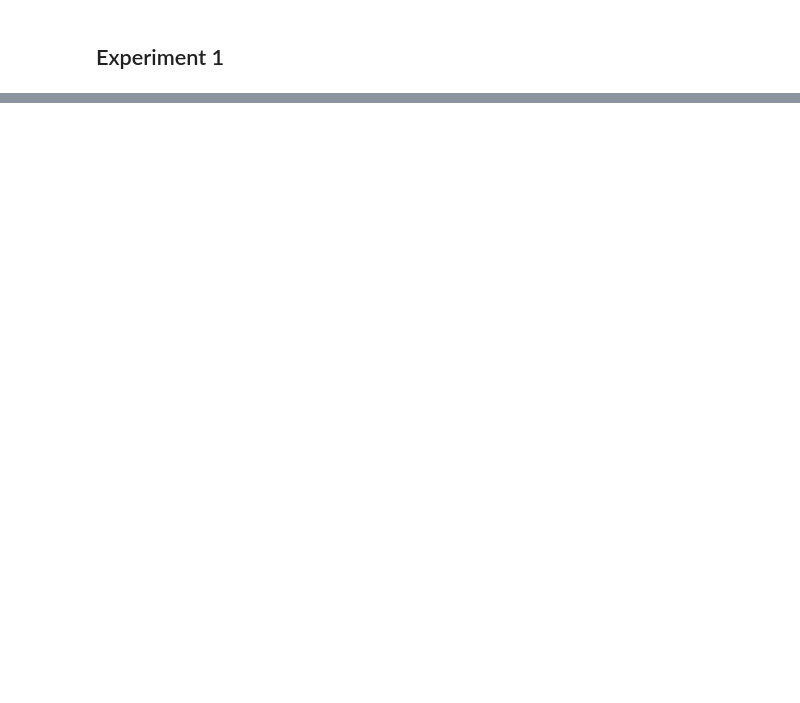
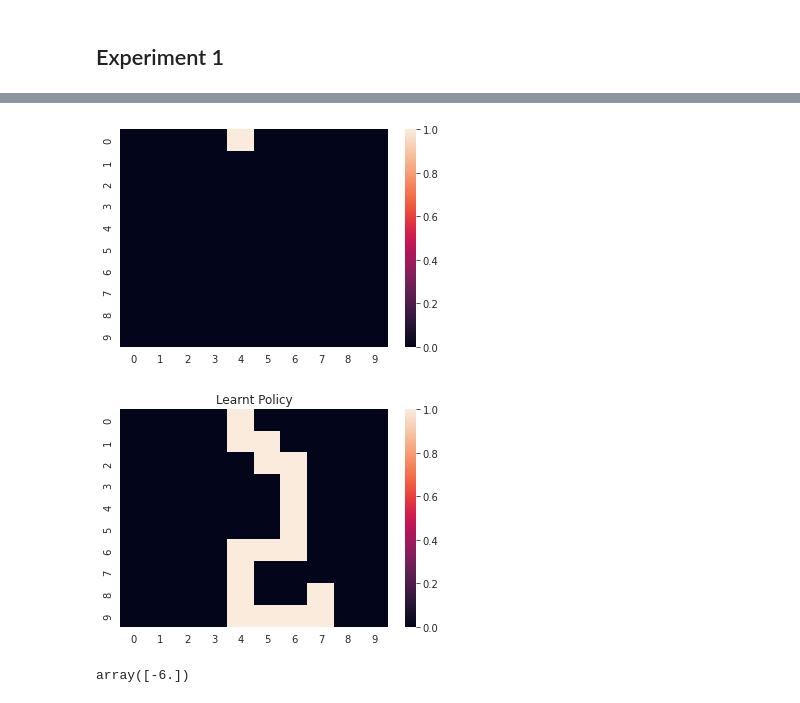
Before and after one commit to blaze010/CS6700-Reinforcement_Learning, a Jupyter notebook: Assignment 1/Programming_Assignment_1.ipynb, the cells around one changed output, grey strips where cells are left out. Drawn from its saved outputs; the diff is of its cells as text; code cells hidden in the pictures; blank space fills up the shorter version.

```diff
--- a/Assignment 1/Programming_Assignment_1.ipynb
+++ b/Assignment 1/Programming_Assignment_1.ipynb
@@ -535,0 +652,6 @@ trainer.plot_hmap_qvals()
+# %%
+trainer.plot_learnt_policy()
+# %% [output]
+[figure, added]
+[figure, added]
+array([-6.])
```
Also changed, not shown: parts of 14 cells of this notebook.
